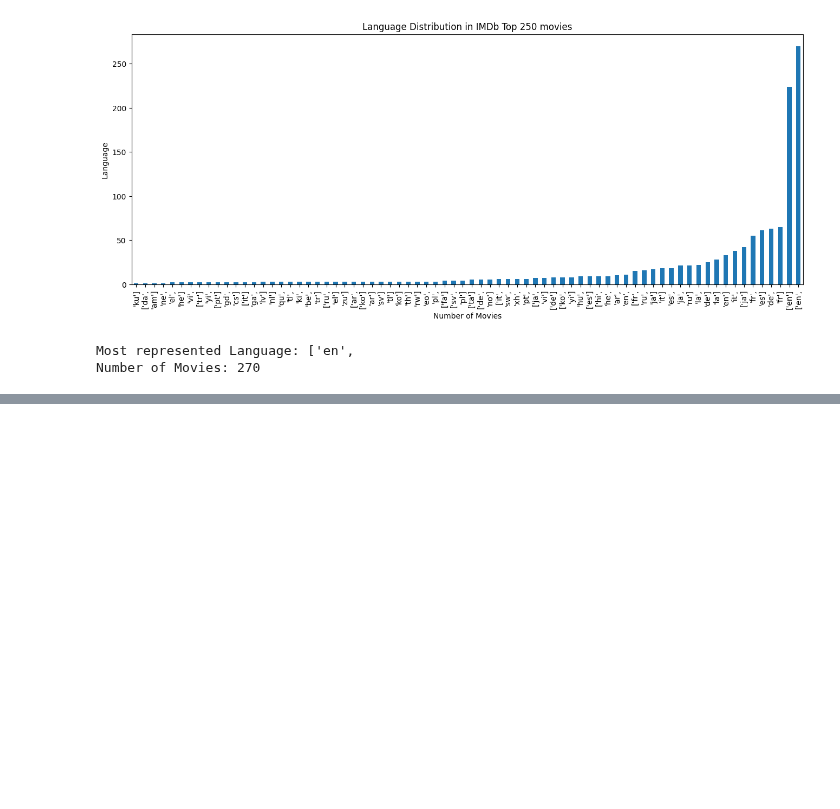
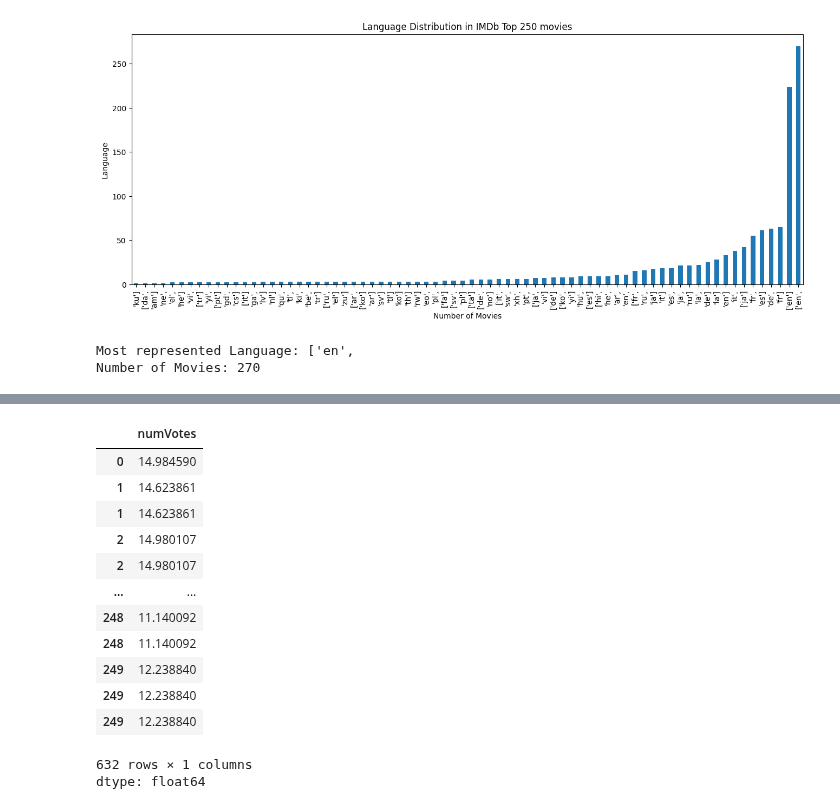
Before and after one commit to AVK48/AI-ML-JOURNEY, a Jupyter notebook: IMDb_Top_250_Movie_Insights.ipynb, the cells around one changed output, grey strips where cells are left out. Drawn from its saved outputs; the diff is of its cells as text; code cells hidden in the pictures; blank space fills up the shorter version.

```diff
--- a/IMDb_Top_250_Movie_Insights.ipynb
+++ b/IMDb_Top_250_Movie_Insights.ipynb
@@ -249,0 +289,17 @@ Number of Movies: 270
+# %%
+np.log1p(exdf['numVotes'])
+# %% [output]
+|  | numVotes |
+| 0 | 14.984590 |
+| 1 | 14.623861 |
+| 1 | 14.623861 |
+| 2 | 14.980107 |
+| 2 | 14.980107 |
+| ... | ... |
+| 248 | 11.140092 |
+| 248 | 11.140092 |
+| 249 | 12.238840 |
+| 249 | 12.238840 |
+| 249 | 12.238840 |
+632 rows × 1 columns
+dtype: float64
```
Also changed, not shown: parts of 8 cells of this notebook.
